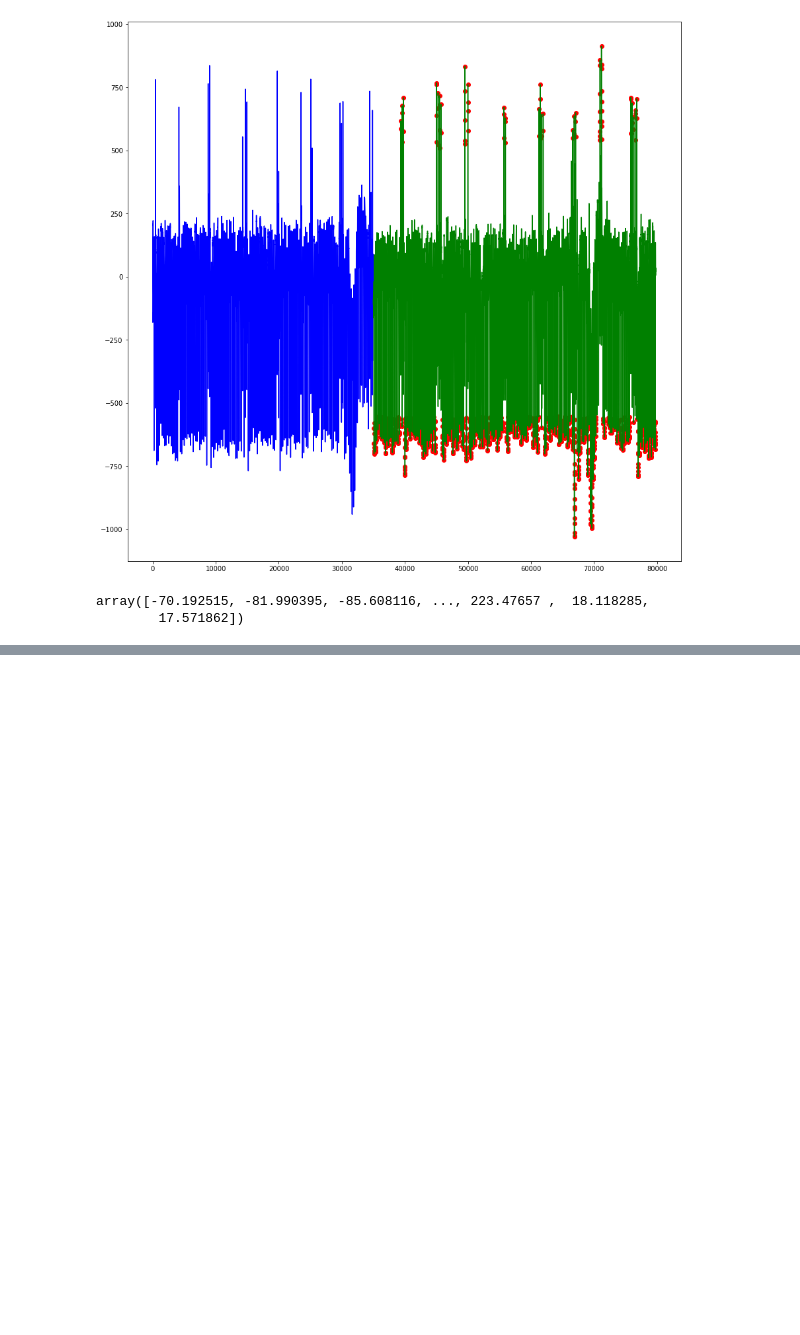
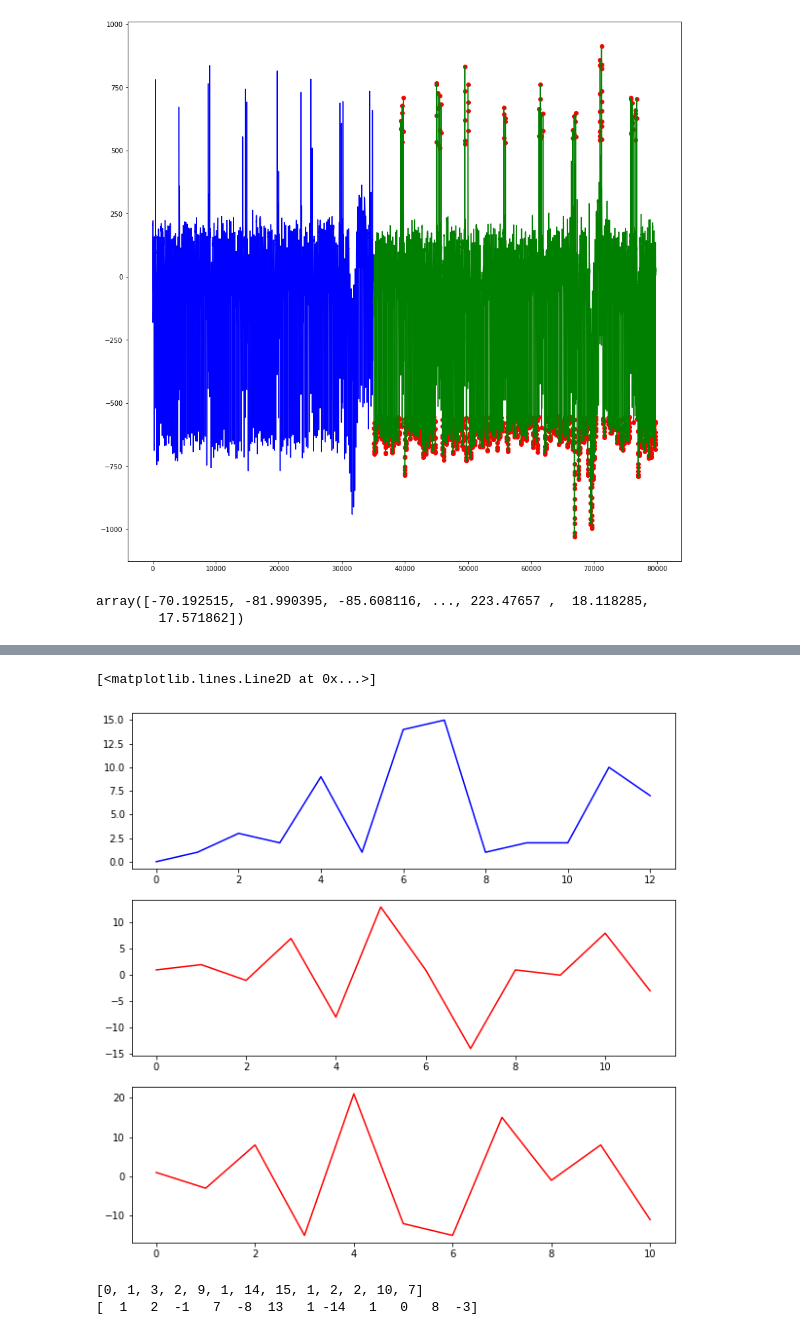
Before and after one commit to Pasindu19970808/Anomaly-Detection-Project, a Jupyter notebook: DataVisualization.ipynb, the cells around one changed output, grey strips where cells are left out. Cells and saved outputs as stored; diff of their text form; code cells hidden in the pictures; blank space fills up the shorter version.

```diff
--- a/DataVisualization.ipynb
+++ b/DataVisualization.ipynb
@@ -64,0 +79,17 @@ array([-70.192515, -81.990395, -85.608116, ..., 223.47657 ,  18.118285,
+# %%
+from dao import timeseries_difference
+first_difference = timeseries_difference.calculate_difference(time_series)
+second_difference = timeseries_difference.calculate_difference(first_difference)
+fig,ax = plt.subplots(3,1,figsize = (10,10))
+ax[0].plot(range(len(time_series)),time_series, color = 'b')
+ax[1].plot(range(len(first_difference)),first_difference, color = 'r')
+ax[2].plot(range(len(second_difference)),second_difference, color = 'r')
+# %% [output]
+[<matplotlib.lines.Line2D at 0x...>]
+[figure, added]
+# %%
+print(time_series)
+print(first_difference)
+# %% [output]
+[0, 1, 3, 2, 9, 1, 14, 15, 1, 2, 2, 10, 7]
+[  1   2  -1   7  -8  13   1 -14   1   0   8  -3]
```
Also changed, not shown: parts of 1 cell of this notebook, 3 other files.
